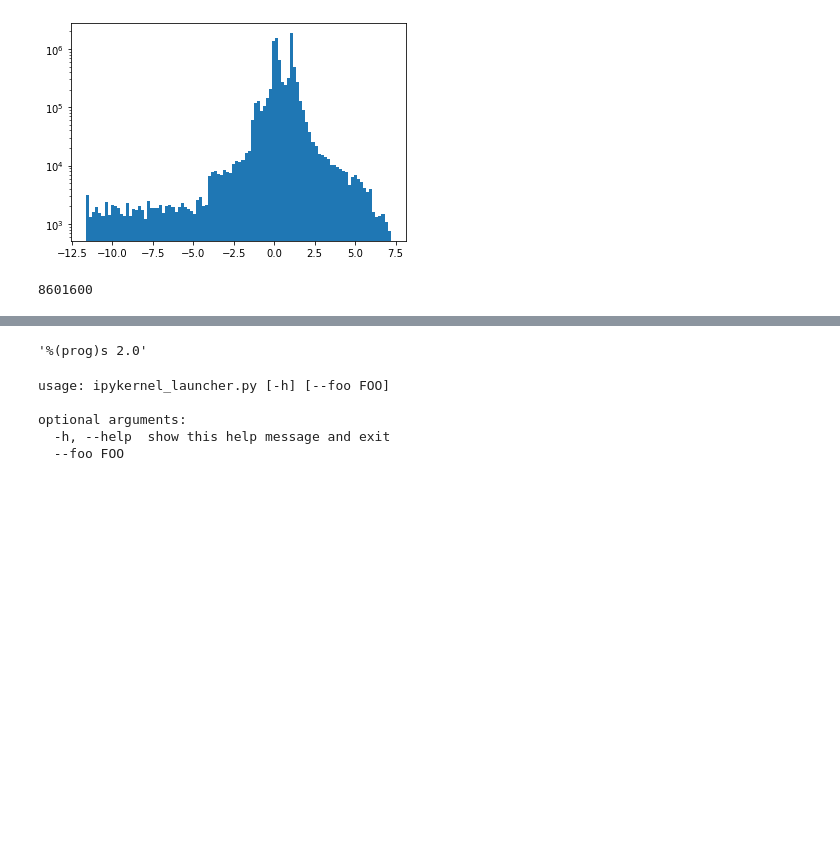
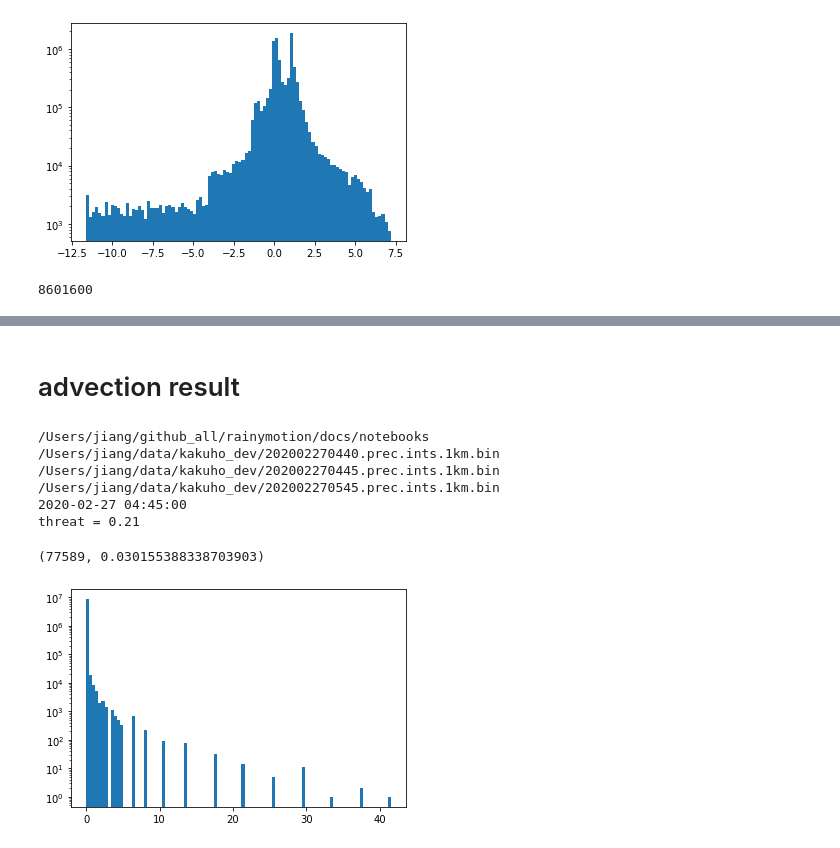
Before and after one commit to Yuchaowni/rainymotion, a Jupyter notebook: docs/notebooks/kakuho_server_data.ipynb, the cells around one changed output, grey strips where cells are left out. Cells and saved outputs as stored; diff of their text form; code cells hidden in the pictures; blank space fills up the shorter version.

```diff
--- a/docs/notebooks/kakuho_server_data.ipynb
+++ b/docs/notebooks/kakuho_server_data.ipynb
@@ -120,12 +105,65 @@ args.foo
-# %%
-'%(prog)s 2.0'
-# %% [output]
-'%(prog)s 2.0'
-# %%
-parser.print_help()
-# %% [output]
-usage: ipykernel_launcher.py [-h] [--foo FOO]
-
-optional arguments:
-  -h, --help  show this help message and exit
-  --foo FOO
+# %% [markdown]
+# advection result
+# %%
+import os
+import numpy as np
+import glob
+from datetime import datetime,timedelta
+from rainymotion import models, metrics, utils
+from time import time
+import cv2
+import matplotlib.pyplot as plt
+import numpy.ma as ma
+from mpl_toolkits.basemap import Basemap
+import joblib
+
+t0 = time()
+print(os.getcwd())
+data_folder = "/Users/jiang/data/kakuho_dev"  ## in local computer
+output_folder = "./output_vector"
+if not os.path.exists(data_folder):
+	data_folder = "../../../usr/amoeba/pub/rain_kakuho/hres.jma_nowcast/out"
+bin_files = glob.glob(os.path.join(data_folder,"*ints.1km.bin"))  # 288 = 12*24
+bin_files.sort()
+now_files = bin_files[-14:-12]
+truth_file = bin_files[-1]
+print(*now_files, sep = "\n")
+print(truth_file)
+
+datetime_str = now_files[-1].split("/")[-1].split(".")[0]
+datetime_object = datetime.strptime(datetime_str,"%Y%m%d%H%M")
+print(datetime_object)
+
+threshold = 0.1
+inputs = np.zeros(shape = (2,3360,2560), dtype = np.float32)
+for i, bin_file in enumerate(now_files):
+	inputs[i] = np.fromfile(bin_file, dtype = "float32").reshape((3360,2560))
+mask = inputs[0] < 0
+inputs[inputs < 0] = 0
+
+gt_in_60_min = np.fromfile(truth_file, dtype = "float32").reshape((3360,2560))
+gt_in_60_min[gt_in_60_min<0] = 0
+
+model = models.Dense60()
+model.input_data = inputs
+prediciton = model.run()
+threat = metrics.CSI(gt_in_60_min[~mask], prediciton[~mask], threshold = threshold)
+
+print(f"threat = {threat:.2f}")
+# %% [output]
+/Users/jiang/github_all/rainymotion/docs/notebooks
+/Users/jiang/data/kakuho_dev/202002270440.prec.ints.1km.bin
+/Users/jiang/data/kakuho_dev/202002270445.prec.ints.1km.bin
+/Users/jiang/data/kakuho_dev/202002270545.prec.ints.1km.bin
+2020-02-27 04:45:00
+threat = 0.21
+# %%
+np.sum(gt_in_60_min>= threshold), np.sum(gt_in_60_min>= threshold)/np.sum(~mask)
+# %% [output]
+(77589, 0.030155388338703903)
+# %%
+plt.hist(gt_in_60_min.flatten(), 100)
+plt.yscale("log")
+plt.show()
+# %% [output]
+[figure, added]
```
Also changed, not shown: parts of 7 cells of this notebook, 5 other files.
